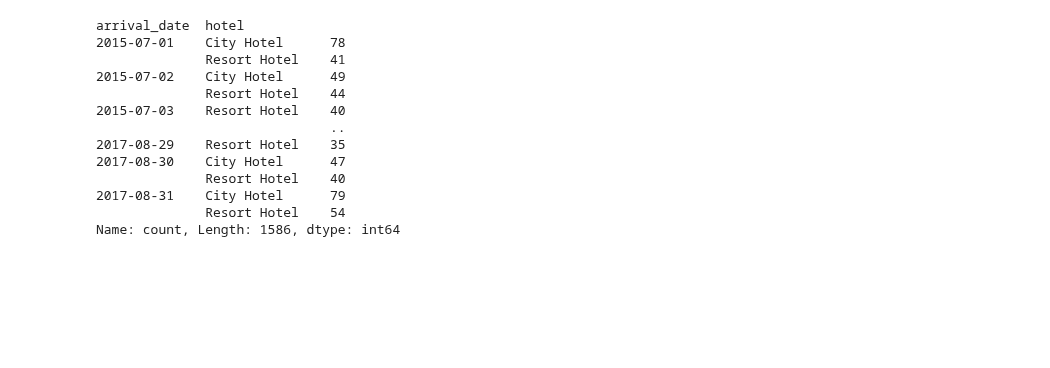
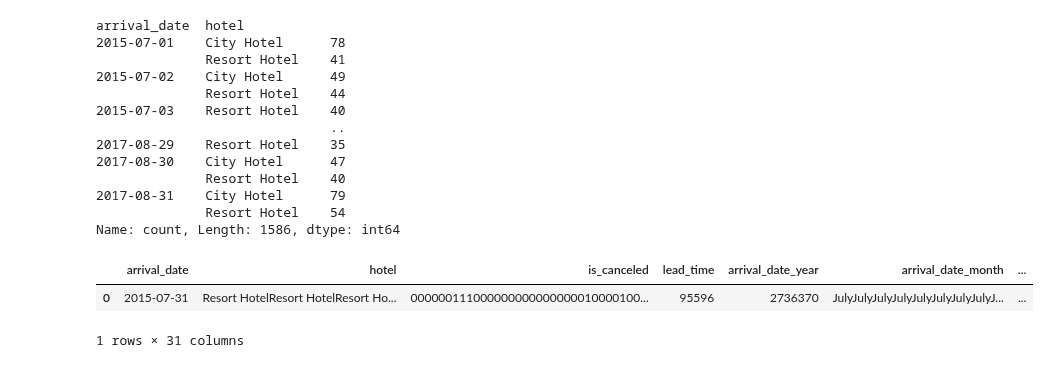
Before and after one commit to andazi/goal-data-science, a Jupyter notebook: Master Data Analysis with Python/Hotel booking EDA.ipynb, the cells around one changed output. Drawn from its saved outputs; the diff is of its cells as text; code cells hidden in the pictures; blank space fills up the shorter version.

```diff
--- a/Master Data Analysis with Python/Hotel booking EDA.ipynb
+++ b/Master Data Analysis with Python/Hotel booking EDA.ipynb
@@ -626,5 +626,11 @@ arrival_date  hotel
 Name: count, Length: 1586, dtype: int64
 # %%
 # find count for monthly
+# %%
+df[df['hotel'] == 'Resort Hotel'].groupby(pd.Grouper(key='arrival_date', axis=0,freq='M')).sum().reset_index().head(1)
+# %% [output]
+|  | arrival_date | hotel | is_canceled | lead_time | arrival_date_year | arrival_date_month | ... |
+| 0 | 2015-07-31 | Resort HotelResort HotelResort Ho... | 000000111000000000000000010000100... | 95596 | 2736370 | JulyJulyJulyJulyJulyJulyJulyJulyJ... | ... |
+1 rows × 31 columns
 # %%
 plt.figure(figsize=(15,10))
```
Also changed, not shown: parts of 10 cells of this notebook.
